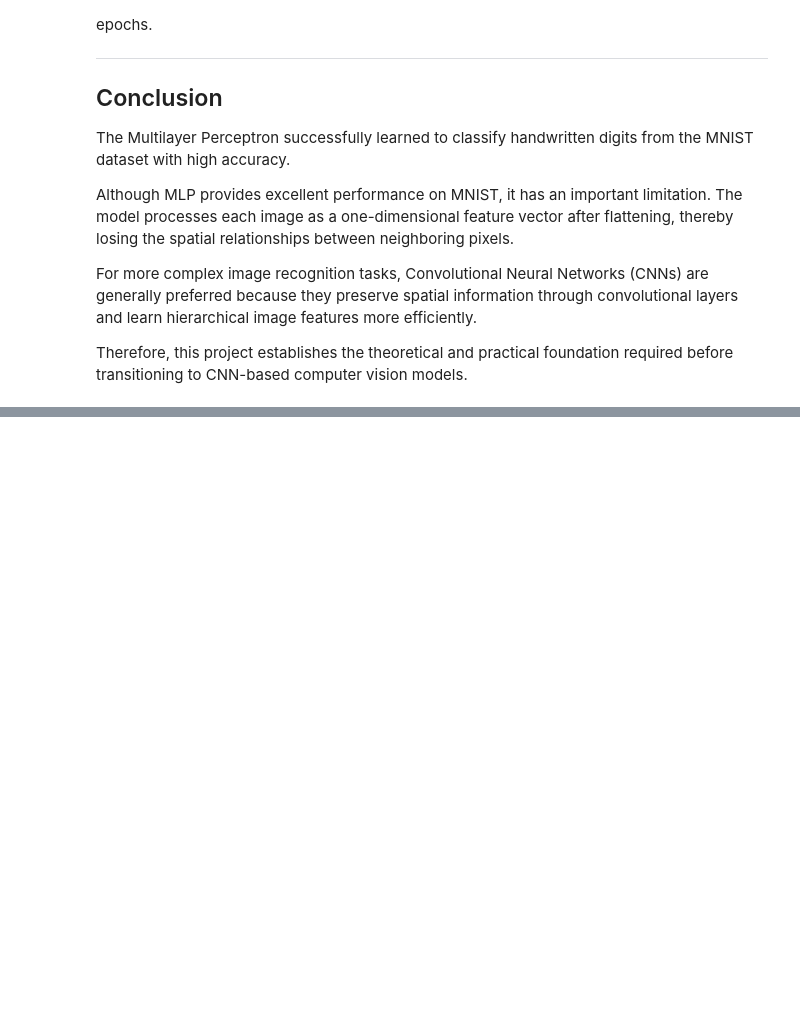
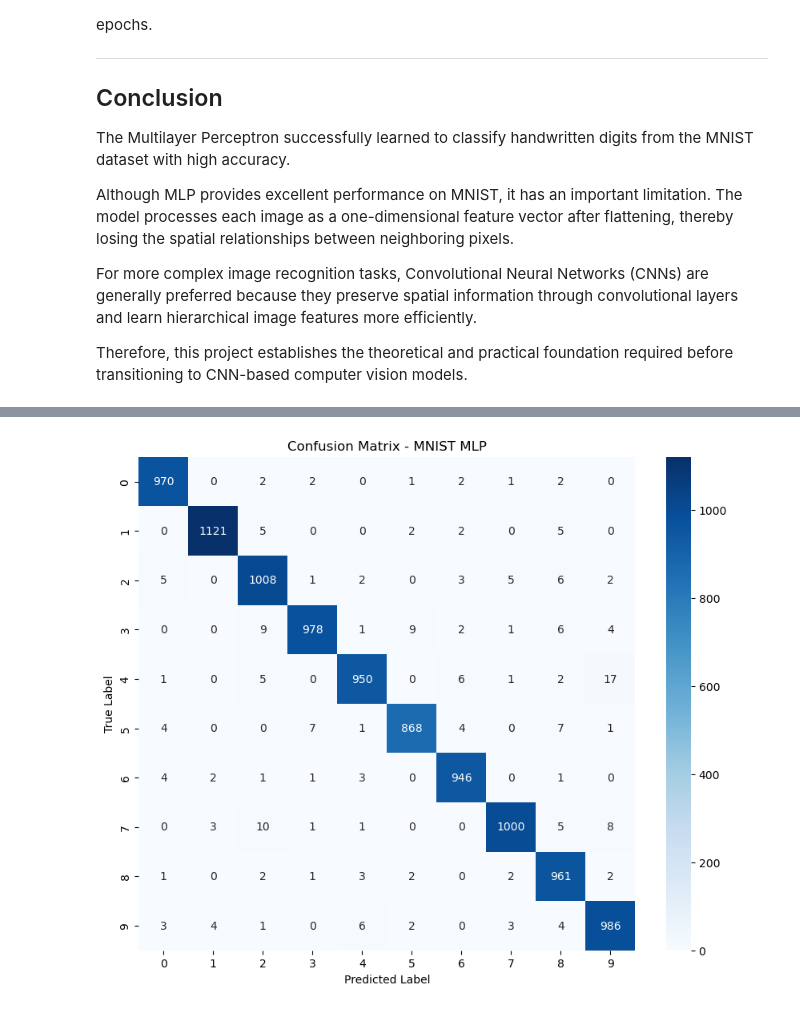
Before and after one commit to BoostanAlireza/mnist-mlp-classification, a Jupyter notebook: Untitled.ipynb, the cells around one changed output, grey strips where cells are left out. Drawn from its saved outputs; the diff is of its cells as text; code cells hidden in the pictures; blank space fills up the shorter version.

```diff
--- a/Untitled.ipynb
+++ b/Untitled.ipynb
@@ -601,0 +668,8 @@ Test Accuracy: 0.9743000268936157
+# %%
+# Predict probabilities for all 10,000 test images
+y_pred_probs = model.predict(X_test)
+
+# Convert probabilities to actual digit classes (0-9)
+y_pred = np.argmax(y_pred_probs, axis=1)
+
+print(y_pred.shape) # Should be (10000,)
@@ -601,0 +701,11 @@ Test Accuracy: 0.9743000268936157
+# %%
+cm = confusion_matrix(y_test, y_pred)
+
+plt.figure(figsize=(10, 8))
+sns.heatmap(cm, annot=True, fmt='d', cmap='Blues', xticklabels=range(10), yticklabels=range(10))
+plt.xlabel("Predicted Label")
+plt.ylabel("True Label")
+plt.title("Confusion Matrix - MNIST MLP")
+plt.show()
+# %% [output]
+[figure, added]
```
Also changed, not shown: parts of 10 cells of this notebook, 2 other files.
